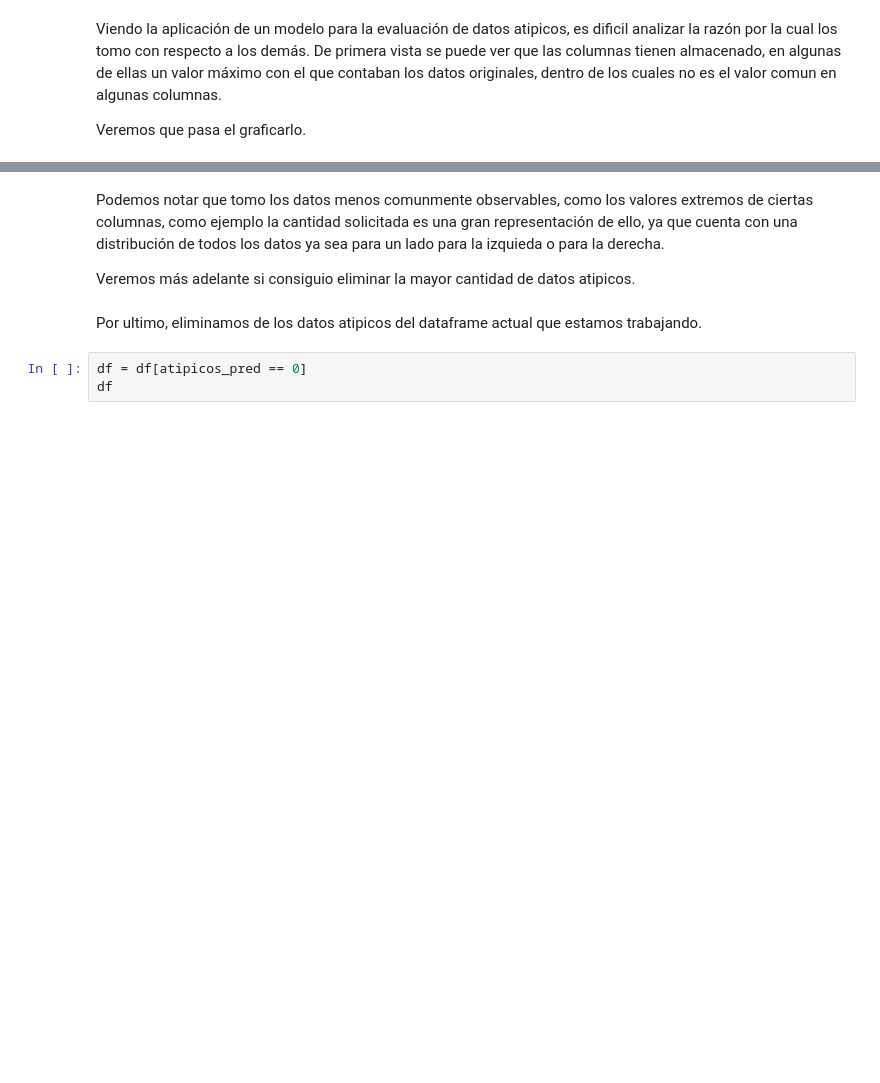
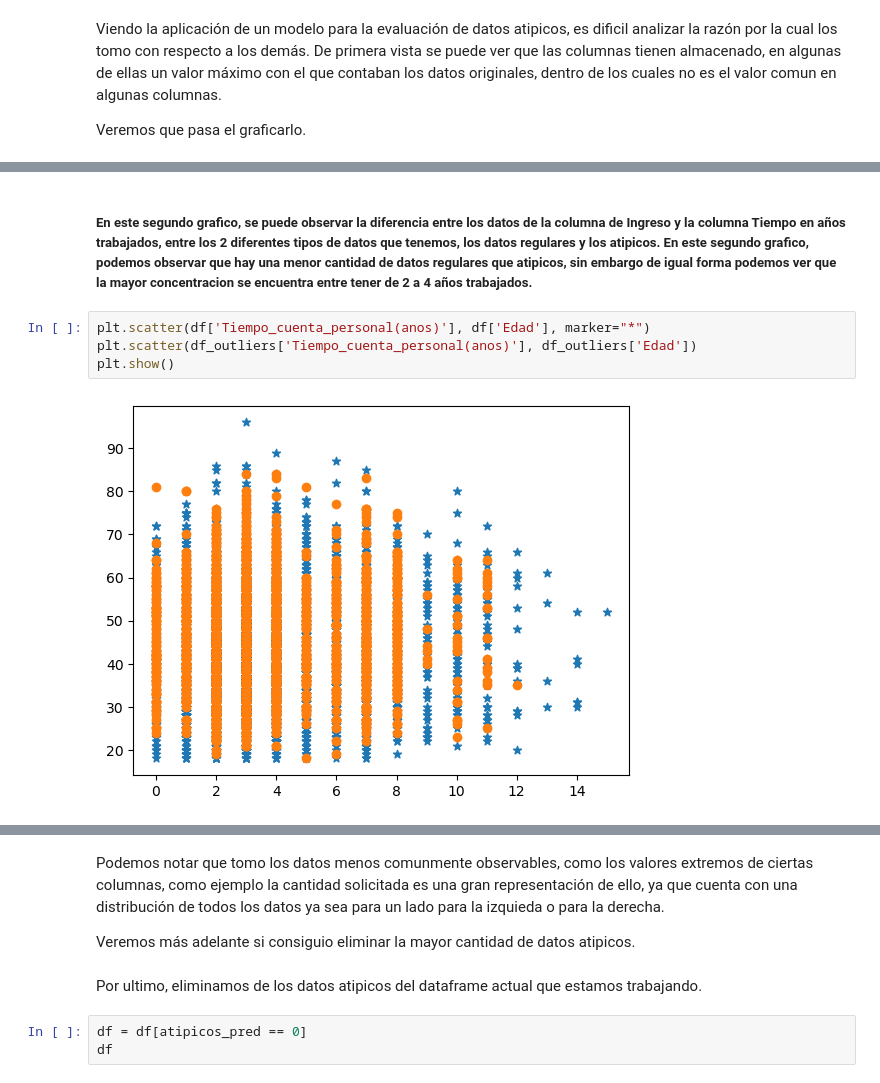
Before and after one commit to ismaelacosta/Proyecto_AID, a Jupyter notebook: examen.ipynb, the cells around one changed output, grey strips where cells are left out. Drawn from its saved outputs; the diff is of its cells as text; blank space fills up the shorter version.

```diff
--- a/examen.ipynb
+++ b/examen.ipynb
@@ -1109,0 +1131,8 @@ Veremos que pasa el graficarlo.
+# %% [markdown]
+##### En este segundo grafico, se puede observar la diferencia entre los datos de la columna de Ingreso y la columna Tiempo en años trabajados, entre los 2 diferentes tipos de datos que tenemos, los datos regulares y los atipicos. En este segundo grafico, podemos observar que hay una menor cantidad de datos regulares que atipicos, sin embargo de igual forma podemos ver que la mayor concentracion se encuentra entre tener de 2 a 4 años trabajados.
+# %%
+plt.scatter(df['Tiempo_cuenta_personal(anos)'], df['Edad'], marker="*")
+plt.scatter(df_outliers['Tiempo_cuenta_personal(anos)'], df_outliers['Edad'])
+plt.show()
+# %% [output]
+[figure, added]
```
Also changed, not shown: parts of 18 cells of this notebook.
